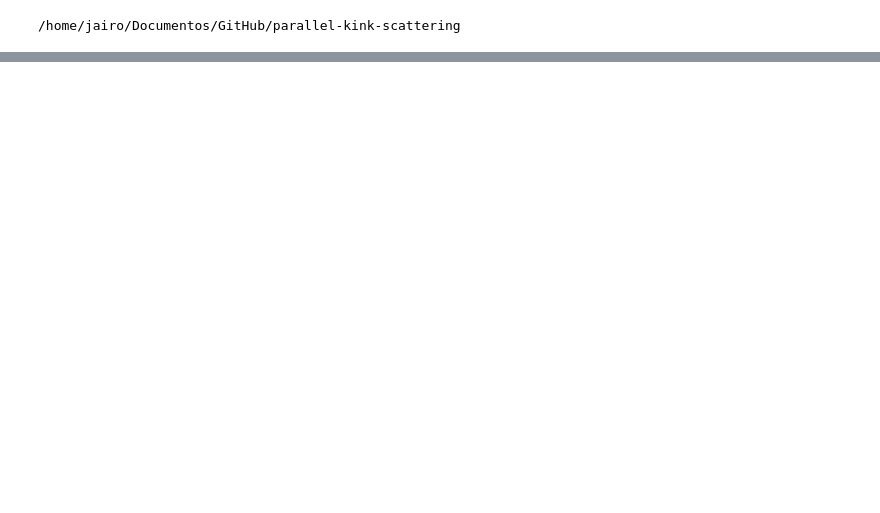
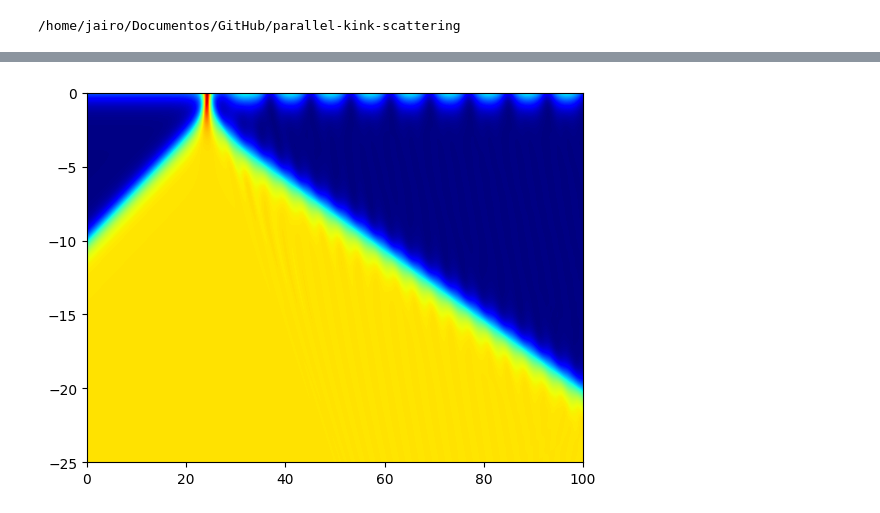
Before and after one commit to JairoSSantos/parallel-kink-scattering, a Jupyter notebook: notebooks/experiments.ipynb, the cells around one changed output, grey strips where cells are left out. Cells and saved outputs as stored; diff of their text form; code cells hidden in the pictures; blank space fills up the shorter version.

```diff
--- a/notebooks/experiments.ipynb
+++ b/notebooks/experiments.ipynb
@@ -40,0 +44,4 @@ plt.xlim(0, 100)
+# %%
+plot_boundary_scatter(v=0.35, H=0.9)
+# %% [output]
+[figure, added]
```
Also changed, not shown: parts of 8 cells of this notebook, 1 other file.
